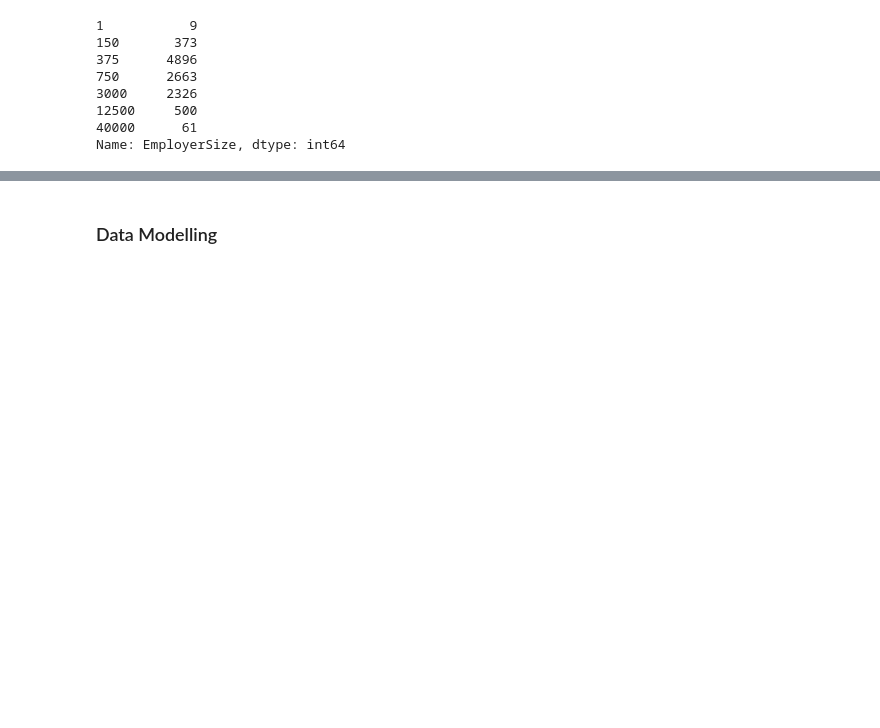
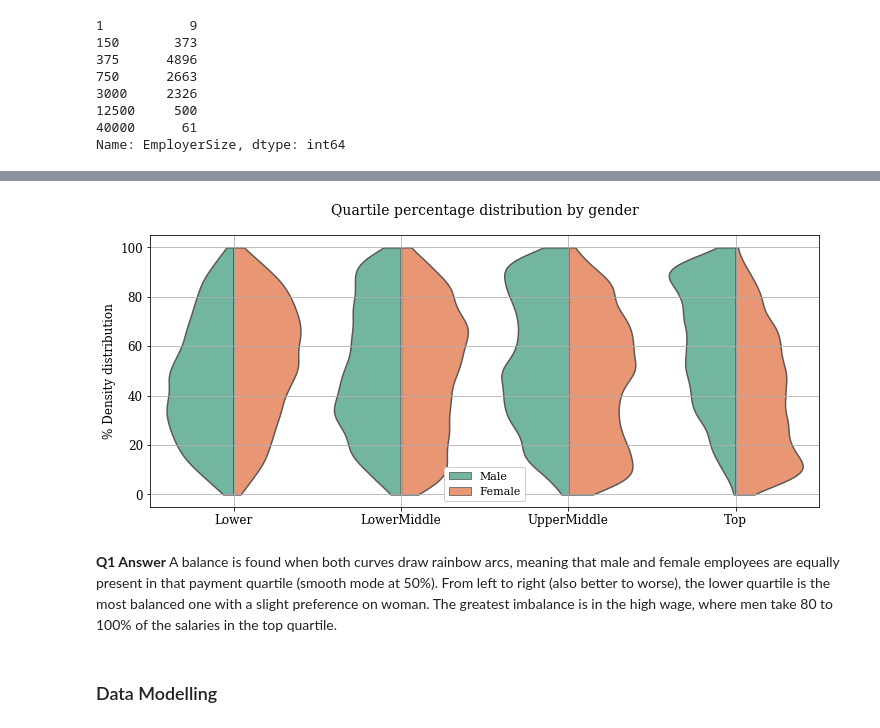
Before and after one commit to leanguardia/gender-pay-gap-uk, a Jupyter notebook: UK-Gender-Pay-Gap.ipynb, the cells around one changed output, grey strips where cells are left out. Drawn from its saved outputs; the diff is of its cells as text; code cells hidden in the pictures; blank space fills up the shorter version.

```diff
--- a/UK-Gender-Pay-Gap.ipynb
+++ b/UK-Gender-Pay-Gap.ipynb
@@ -163,0 +170,19 @@ axs[1].plot(range(0,7), np.sort(df.EmployerSizeLog.unique()), marker=".")
+# %%
+def extract_quartiles_by_gender(gender_str, df):
+    raw_cols = ['LowerQuartile', 'LowerMiddleQuartile', 'UpperMiddleQuartile', 'TopQuartile']
+    quartile_cols = [gender_str + quartile for quartile in raw_cols]
+    quartiles = df[quartile_cols].copy()
+    quartiles.loc[:, 'Sex'] = gender_str
+    quartiles.rename(columns={
+        quartile_cols[0]: "Lower",
+        quartile_cols[1]: "LowerMiddle",
+        quartile_cols[2]: "UpperMiddle",
+        quartile_cols[3]: "Top",
+    }, inplace=True)
+    return quartiles
+# %%
+male_quartile   = extract_quartiles_by_gender("Male", df)
+female_quartile = extract_quartiles_by_gender("Female", df)
+full_quartiles  = male_quartile.append(female_quartile)
+print(full_quartiles.shape)
+full_quartiles.sample(5)
@@ -163,0 +197,7 @@ axs[1].plot(range(0,7), np.sort(df.EmployerSizeLog.unique()), marker=".")
+# %%
+melt_quartiles = pd.melt(full_quartiles, id_vars=['Sex'], var_name='Quartile',
+    value_vars=['Lower', 'LowerMiddle', 'UpperMiddle', 'Top'],
+    value_name='Percentage'
+)
+print(melt_quartiles.shape)
+melt_quartiles.sample(5)
@@ -164,3 +212,20 @@ axs[1].plot(range(0,7), np.sort(df.EmployerSizeLog.unique()), marker=".")
+# %%
+fig, ax = plt.subplots(figsize=(12, 5))
+ax.set_title("Quartile percentage distribution by gender", fontsize=14, pad=20)
+# sns.despine(left=True, bottom=True)
+ax = sns.violinplot(data=melt_quartiles, x="Quartile", y="Percentage", ax=ax, hue="Sex",
+                     cut=0, split=True, inner=None, scale="count", palette="Set2")
+plt.tick_params(axis='y', labelsize=12)
+plt.tick_params(axis='x', labelsize=12)
+plt.grid()
+plt.legend(loc='lower center', fontsize=11, framealpha=1)
+ax.set_xlabel(None)
+ax.set_ylabel('% Density distribution' , fontsize=12)
+fig.savefig("plots/quartile-percentage-dist.png", dpi=100)
+# %% [output]
+[figure, added]
+# %% [markdown]
+**Q1 Answer** A balance is found when both curves draw rainbow arcs, meaning that male and female employees are equally present in that payment quartile (smooth mode at 50%). From left to right (also better to worse), the lower quartile is the most balanced one with a slight preference on woman. The greatest imbalance is in the high wage, where men take 80 to 100% of the salaries in the top quartile.
 # %% [markdown]
 ### Data Modelling
 # %% [markdown]
```
Also changed, not shown: parts of 12 cells of this notebook.
